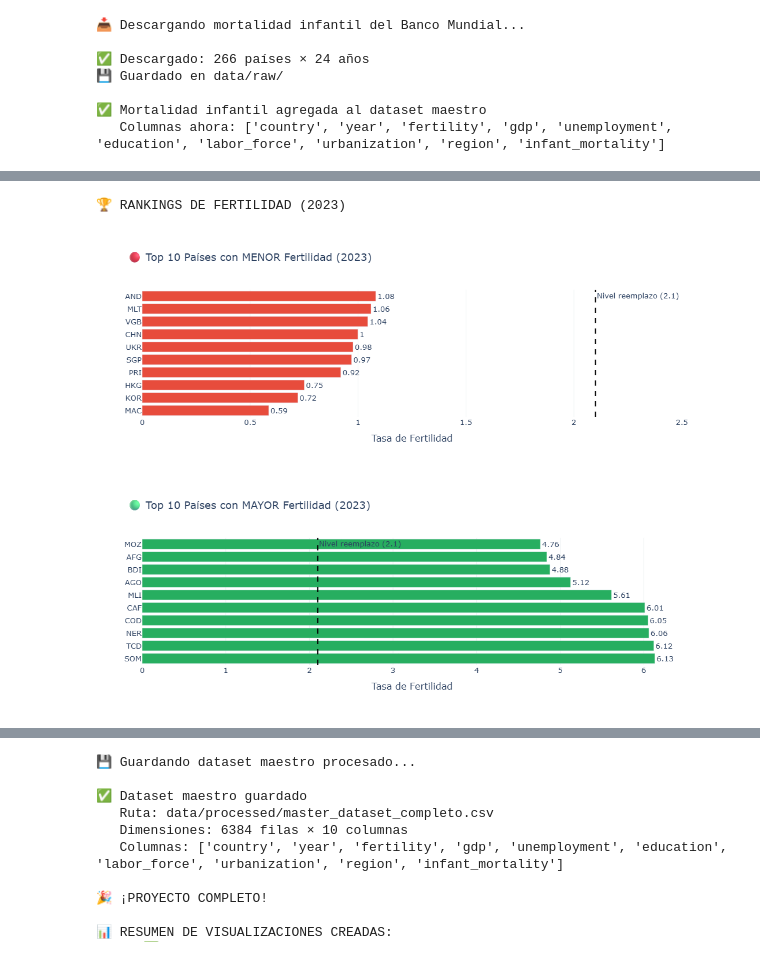
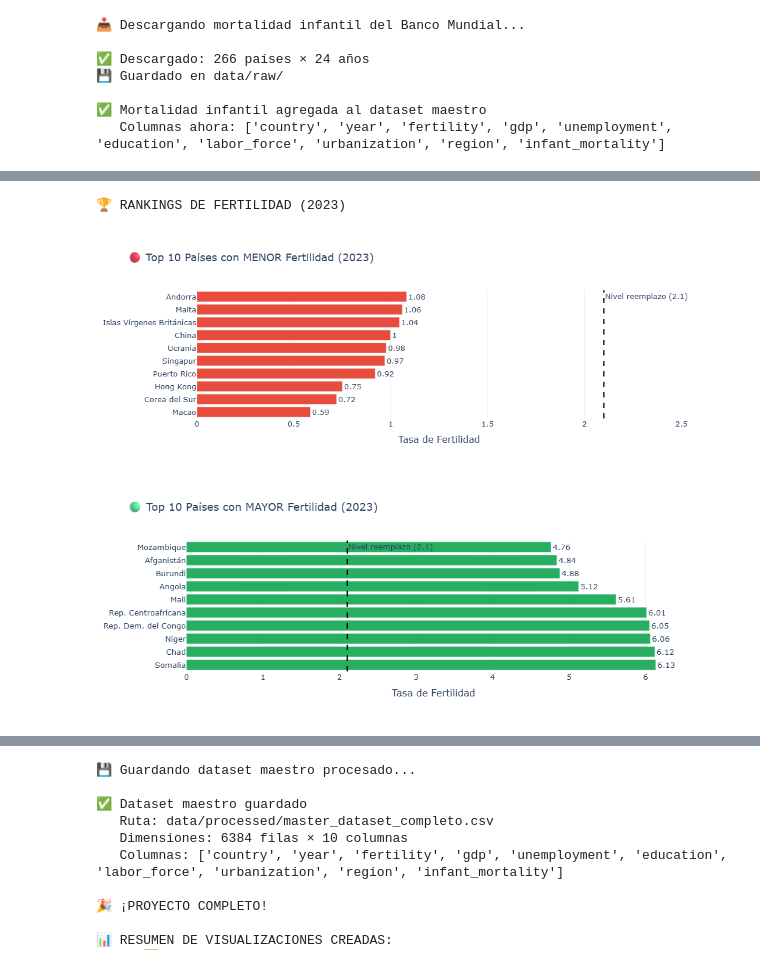
Before and after one commit to JavierGuerra13/analisis-natalidad-mundial, a Jupyter notebook: notebooks/02_data_cleaning.ipynb, the cells around one changed output, grey strips where cells are left out. Saved outputs shown, nothing was run; the diff lists cells and outputs as text; code cells hidden in the pictures.

```diff
--- a/notebooks/02_data_cleaning.ipynb
+++ b/notebooks/02_data_cleaning.ipynb
@@ -859,13 +921,52 @@ print("🏆 RANKINGS DE FERTILIDAD (2023)\n")
 
 data_2023 = master[master['year'] == 2023][['country', 'fertility']].dropna().sort_values('fertility')
 
-bottom_10 = data_2023.head(10)
-top_10 = data_2023.tail(10).sort_values('fertility', ascending=False)
+bottom_10 = data_2023.head(10).copy()
+top_10 = data_2023.tail(10).sort_values('fertility', ascending=False).copy()
+
+# Diccionario de códigos a nombres completos
+nombres_paises = {
+    # Menor fertilidad
+    'MAC': 'Macao',
+    'KOR': 'Corea del Sur',
+    'HKG': 'Hong Kong',
+    'PRI': 'Puerto Rico',
+    'SGP': 'Singapur',
+    'UKR': 'Ucrania',
+    'CHN': 'China',
+    'VGB': 'Islas Vírgenes Británicas',
+    'MLT': 'Malta',
+    'AND': 'Andorra',
+    'ITA': 'Italia',
+    'ESP': 'España',
+    'JPN': 'Japón',
+    'POL': 'Polonia',
+    'GRC': 'Grecia',
+
+    # Mayor fertilidad
+    'SOM': 'Somalia',
+    'TCD': 'Chad',
+    'NER': 'Níger',
+    'COD': 'Rep. Dem. del Congo',
+    'CAF': 'Rep. Centroafricana',
+    'MLI': 'Mali',
+    'AGO': 'Angola',
+    'BDI': 'Burundi',
+    'AFG': 'Afganistán',
+    'MOZ': 'Mozambique',
+    'NGA': 'Nigeria',
+    'BEN': 'Benín',
+    'UGA': 'Uganda',
+}
+
+# Agregar columna con nombres completos
+bottom_10['nombre_completo'] = bottom_10['country'].map(nombres_paises).fillna(bottom_10['country'])
+top_10['nombre_completo'] = top_10['country'].map(nombres_paises).fillna(top_10['country'])
 
 # Gráfico menor fertilidad
 fig1 = go.Figure()
 fig1.add_trace(go.Bar(
-    y=bottom_10['country'],
+    y=bottom_10['nombre_completo'],  # ← CAMBIO AQUÍ
     x=bottom_10['fertility'],
     orientation='h',
     marker_color='#e74c3c',
@@ -888,36 +989,36 @@ fig1.show()
 
 # Gráfico mayor fertilidad
 fig2 = go.Figure()
 fig2.add_trace(go.Bar(
-    y=top_10['country'],
+    y=top_10['nombre_completo'],  # ← CAMBIO AQUÍ
     x=top_10['fertility'],
     orientation='h',
     marker_color='#27ae60',
     text=top_10['fertility'].round(2),
     textposition='outside',
     hovertemplate='<b>%{y}</b><br>Fertilidad: %{x:.2f}<extra></extra>'
 ))
 fig2.add_vline(x=2.1, line_dash="dash", line_color="black",
                annotation_text="Nivel reemplazo (2.1)")
 fig2.update_layout(
     title='🟢 Top 10 Países con MAYOR Fertilidad (2023)',
     xaxis_title='Tasa de Fertilidad',
     plot_bgcolor='white',
     height=400,
     font=dict(size=13)
 )
 fig2.update_xaxes(showgrid=True, gridwidth=1, gridcolor='#ecf0f1')
 fig2.show()
 
 print("🔴 MENOR FERTILIDAD:")
 for _, row in bottom_10.iterrows():
-    print(f"   {row['country']}: {row['fertility']:.2f}")
+    print(f"   {row['nombre_completo']}: {row['fertility']:.2f}")  # ← CAMBIO AQUÍ
 
 print("\n🟢 MAYOR FERTILIDAD:")
 for _, row in top_10.iterrows():
-    print(f"   {row['country']}: {row['fertility']:.2f}")
+    print(f"   {row['nombre_completo']}: {row['fertility']:.2f}")  # ← CAMBIO AQUÍ
 # %% [output]
 🏆 RANKINGS DE FERTILIDAD (2023)
-[figure, old version]
+[figure, new version]
-[figure, old version]
+[figure, new version]
 🔴 MENOR FERTILIDAD:
```
Also changed, not shown: parts of 10 cells of this notebook, 11 other files.
